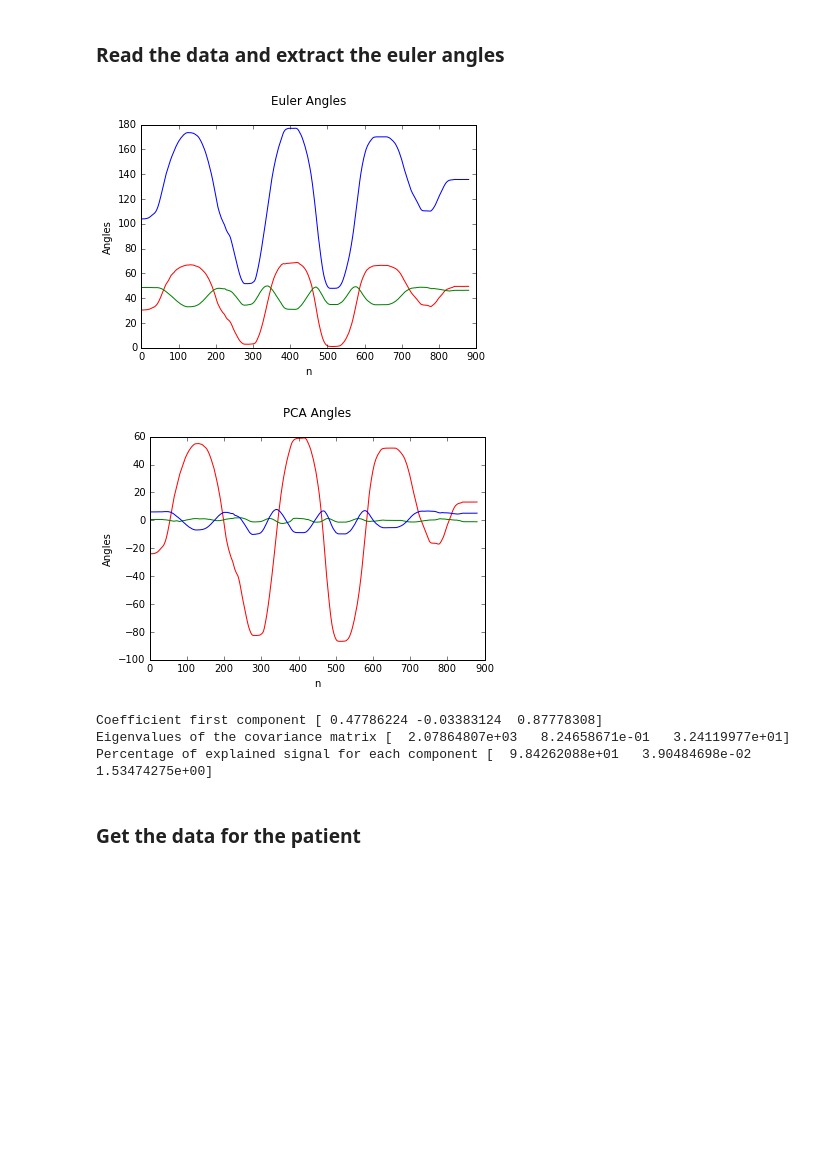
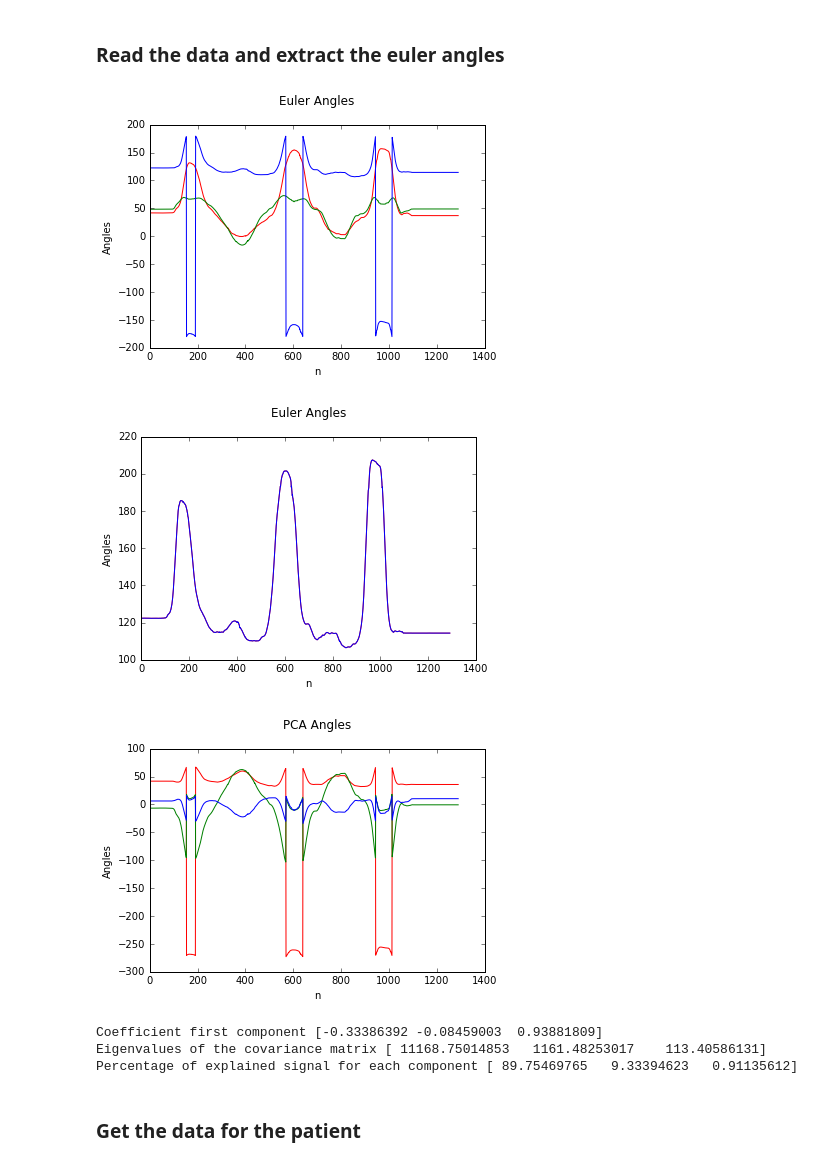
Before and after one commit to BSEL-UC3M/AlgiaCervical-EMarinetto, a Jupyter notebook: Demo Code for Algia Cervical.ipynb, the cells around one changed output. Cells and saved outputs as stored; diff of their text form; code cells hidden in the pictures; blank space fills up the shorter version.

```diff
--- a/Demo Code for Algia Cervical.ipynb
+++ b/Demo Code for Algia Cervical.ipynb
@@ -776,35 +776,78 @@ def getMatrixOptitrackFromDF(df,i):
 # %%
 
 
 rotation_file = 'J:/Dev/AlgiaCervical/DataTest/rotacion.csv'
-df = getDataFromCSVTrackingTools(rotation_file)
+df = getDataFromCSVTrackingTools(flex_lat_file)
 
 # Number of points
 N = len(df.index)
 
 eulerAng = np.zeros((N,3))
 
 for i in np.arange(0,N,1):
     Ti = getMatrixOptitrackFromDF(df,i)
     scale, shear, angles, translate, perspective = decompose_matrix(Ti)
     eulerAng[i,0] = np.degrees(angles[0])
     eulerAng[i,1] = np.degrees(angles[1])
     eulerAng[i,2] = np.degrees(angles[2])
 
 
 
+
+
+
 fig = plt.figure()
 ax = fig.add_subplot(111)
 ax.plot(eulerAng[:,0],'r')
 ax.plot(eulerAng[:,1],'g')
 ax.plot(eulerAng[:,2],'b')
 ax.set_xlabel('n')
 ax.set_ylabel('Angles')
 ax.set_title('Euler Angles\n')
 
 plt.show()
+
+
+
+
+
+
+def correctAngle(data):
+
+    prev = data[0]
+    thr = np.mean(np.diff(data)) + 3*np.std(np.diff(data))
+
+    sign = 1
+    for i in np.arange(1,len(data),1):
+
+        dif_it = np.abs(data[i] - prev)
+
+        prev = data[i]
+
+        if(dif_it > thr):
+            sign = sign * (-1)
+
+        if sign < 0:
+            data[i] = data[i] + 2*180
+
+    return data
+
+
+data = correctAngle(eulerAng[:,2])
+
+
+fig = plt.figure()
+ax = fig.add_subplot(111)
+ax.plot(data,'r')
+ax.plot(eulerAng[:,2],'b')
+ax.set_xlabel('n')
+ax.set_ylabel('Angles')
+ax.set_title('Euler Angles\n')
+
+plt.show()
 # %% [output]
-[figure, old version]
+[figure, new version]
+[figure, added]
 # %%
 def PCA(A):
     """ performs principal components analysis
@@ -840,7 +883,6 @@ ax.plot(score[:,2],'b')
 ax.set_xlabel('n')
 ax.set_ylabel('Angles')
 ax.set_title('PCA Angles\n')
-
 plt.show()
 print 'Coefficient first component', coeff[:,0]
 print 'Eigenvalues of the covariance matrix', latent
@@ -849,10 +891,10 @@ print 'Percentage of explained signal for each component', 100*latent/np.sum(lat
 
 angleData = score[:,0] - score[0,0]
 # %% [output]
-[figure, old version]
+[figure, new version]
-Coefficient first component [ 0.47786224 -0.03383124  0.87778308]
-Eigenvalues of the covariance matrix [  2.07864807e+03   8.24658671e-01   3.24119977e+01]
-Percentage of explained signal for each component [  9.84262088e+01   3.90484698e-02   1.53474275e+00]
+Coefficient first component [-0.33386392 -0.08459003  0.93881809]
+Eigenvalues of the covariance matrix [ 11168.75014853   1161.48253017    113.40586131]
+Percentage of explained signal for each component [ 89.75469765   9.33394623   0.91135612]
 # %% [markdown]
 ### Get the data for the patient
 # %%
```
Also changed, not shown: parts of 1 cell of this notebook, 1 other file.
